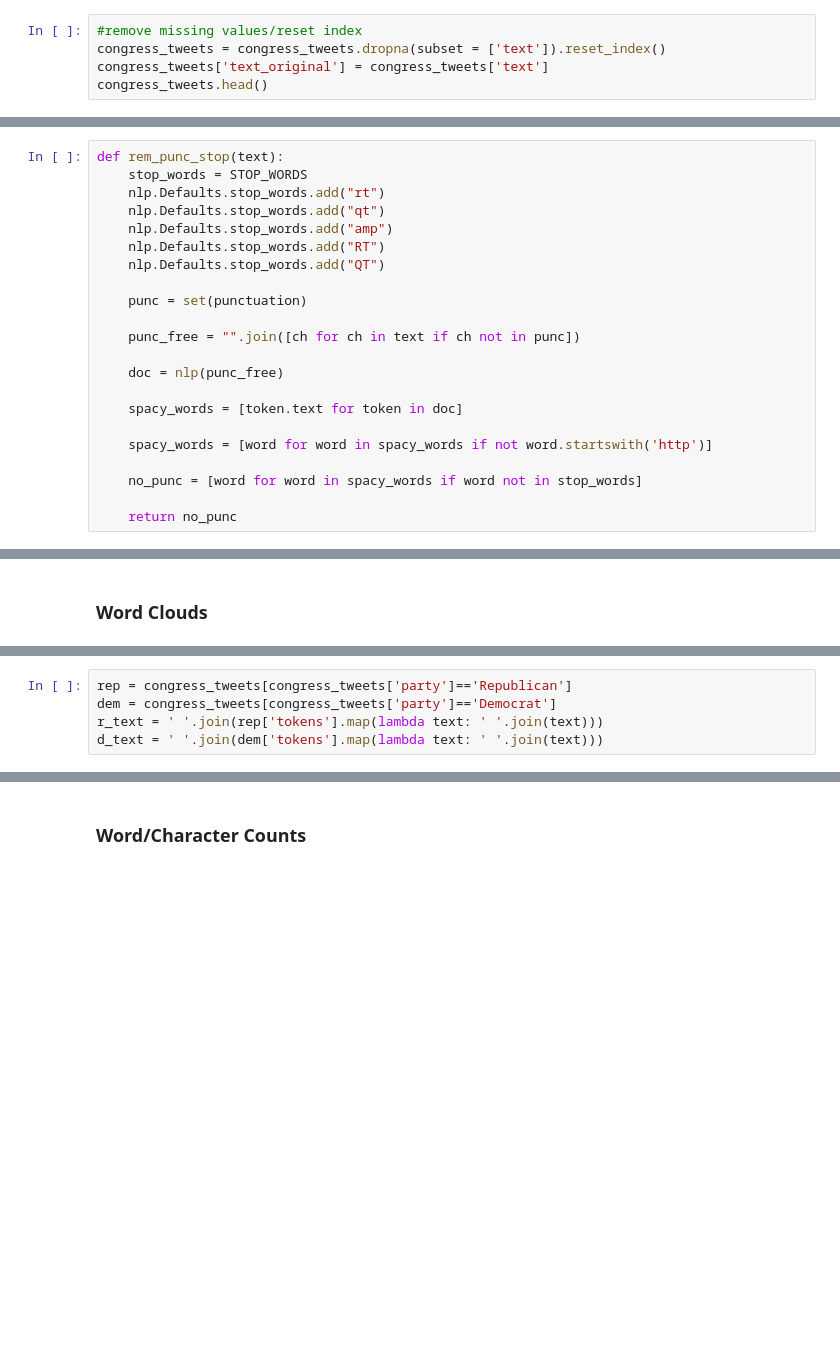
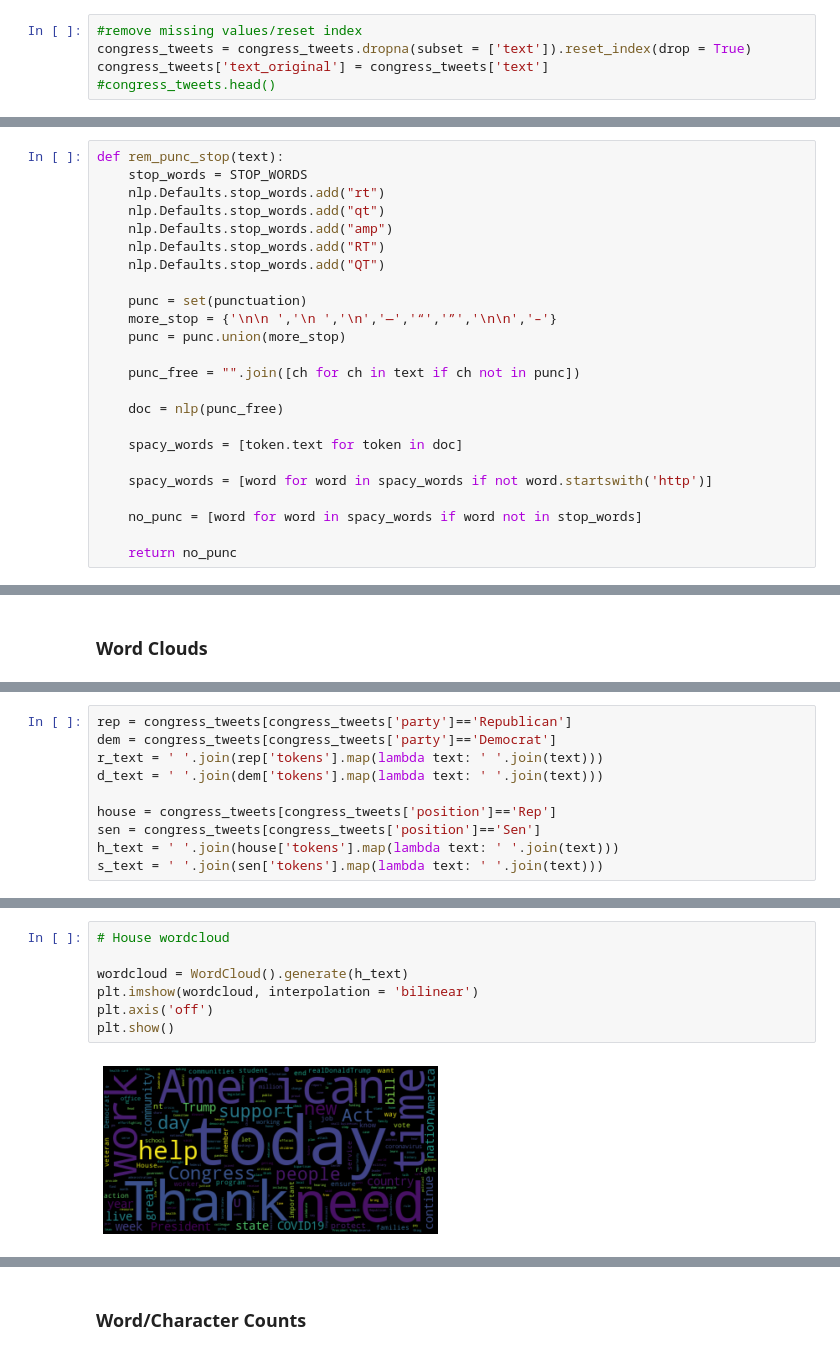
Before and after one commit to ireminal/CSS_Project5_Group1, a Jupyter notebook: Project 5 Student.ipynb, the cells around one changed output, grey strips where cells are left out. Saved outputs shown, nothing was run; the diff lists cells and outputs as text; blank space fills up the shorter version.

```diff
--- a/Project 5 Student.ipynb
+++ b/Project 5 Student.ipynb
@@ -82,6 +77,6 @@ The first step in working with text data is to preprocess it. Make sure you do t
 As you search online, you might run into solutions that rely on regular expressions. You are free to use these, but you should also be able to preprocess using the techniques we covered in lab. Specifically, we encourage you to use spaCy's token attributes and string methods to do some of this text preprocessing.
 # %%
 #remove missing values/reset index
-congress_tweets = congress_tweets.dropna(subset = ['text']).reset_index()
+congress_tweets = congress_tweets.dropna(subset = ['text']).reset_index(drop = True)
 congress_tweets['text_original'] = congress_tweets['text']
-congress_tweets.head()
+#congress_tweets.head()
@@ -102,6 +90,8 @@ def rem_punc_stop(text):
     nlp.Defaults.stop_words.add("QT")
 
     punc = set(punctuation)
+    more_stop = {'\n\n ','\n ','\n','—','“','”','\n\n','–'}
+    punc = punc.union(more_stop)
 
     punc_free = "".join([ch for ch in text if ch not in punc])
 
@@ -259,6 +238,11 @@ rep = congress_tweets[congress_tweets['party']=='Republican']
 dem = congress_tweets[congress_tweets['party']=='Democrat']
 r_text = ' '.join(rep['tokens'].map(lambda text: ' '.join(text)))
 d_text = ' '.join(dem['tokens'].map(lambda text: ' '.join(text)))
+
+house = congress_tweets[congress_tweets['position']=='Rep']
+sen = congress_tweets[congress_tweets['position']=='Sen']
+h_text = ' '.join(house['tokens'].map(lambda text: ' '.join(text)))
+s_text = ' '.join(sen['tokens'].map(lambda text: ' '.join(text)))
 # %%
 # Republican wordcloud
 
@@ -275,0 +264,9 @@ plt.show()
+# %%
+# House wordcloud
+
+wordcloud = WordCloud().generate(h_text)
+plt.imshow(wordcloud, interpolation = 'bilinear')
+plt.axis('off')
+plt.show()
+# %% [output]
+[figure, added]
```
Also changed, not shown: parts of 40 cells of this notebook.
